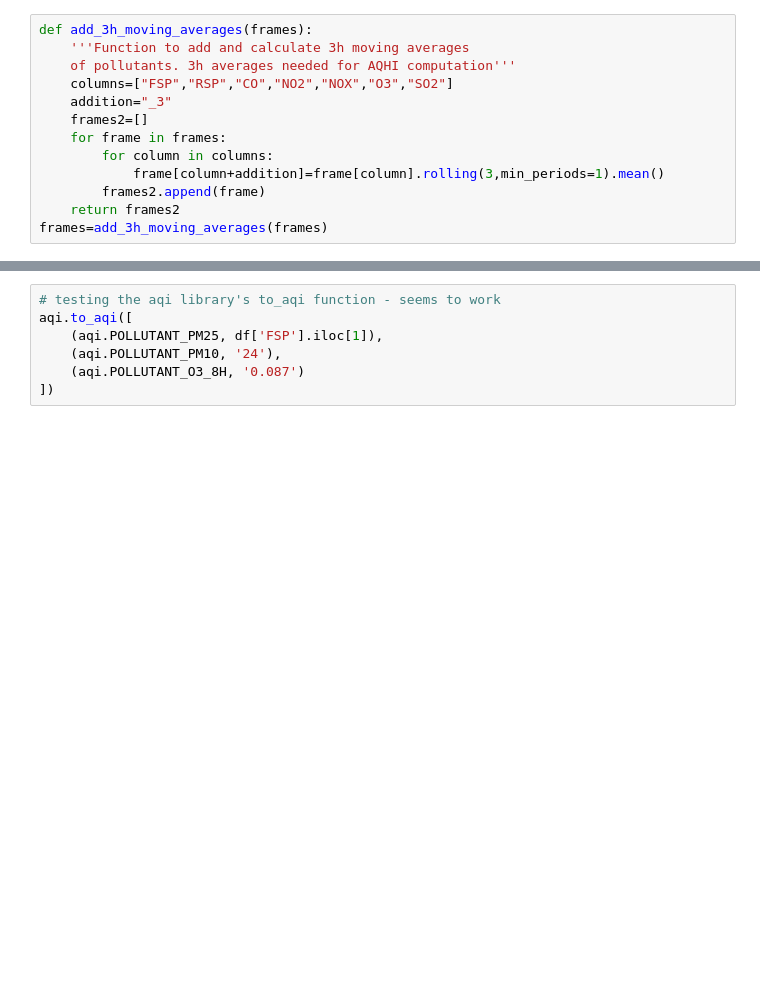
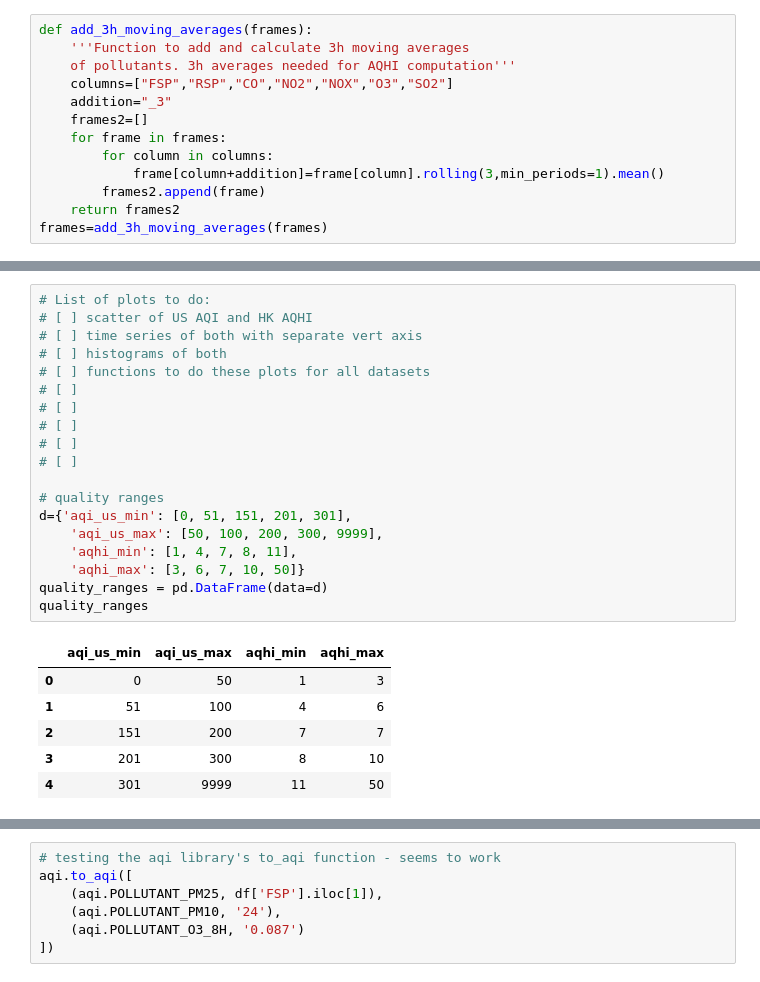
Before and after one commit to htuovila/hk-air-quality, a Jupyter notebook: hk-air-quality.ipynb, the cells around one changed output, grey strips where cells are left out. Saved outputs shown, nothing was run; the diff lists cells and outputs as text; blank space fills up the shorter version.

```diff
--- a/hk-air-quality.ipynb
+++ b/hk-air-quality.ipynb
@@ -234,0 +308,26 @@ column_order=["NO2","SO2","O3","RSP","FSP"]
+# %%
+# List of plots to do:
+# [ ] scatter of US AQI and HK AQHI
+# [ ] time series of both with separate vert axis
+# [ ] histograms of both
+# [ ] functions to do these plots for all datasets
+# [ ]
+# [ ]
+# [ ]
+# [ ]
+# [ ]
+
+# quality ranges
+d={'aqi_us_min': [0, 51, 151, 201, 301],
+    'aqi_us_max': [50, 100, 200, 300, 9999],
+    'aqhi_min': [1, 4, 7, 8, 11],
+    'aqhi_max': [3, 6, 7, 10, 50]}
+quality_ranges = pd.DataFrame(data=d)
+quality_ranges
+# %% [output]
+|  | aqi_us_min | aqi_us_max | aqhi_min | aqhi_max |
+| 0 | 0 | 50 | 1 | 3 |
+| 1 | 51 | 100 | 4 | 6 |
+| 2 | 151 | 200 | 7 | 7 |
+| 3 | 201 | 300 | 8 | 10 |
+| 4 | 301 | 9999 | 11 | 50 |
```
Also changed, not shown: parts of 17 cells of this notebook.
